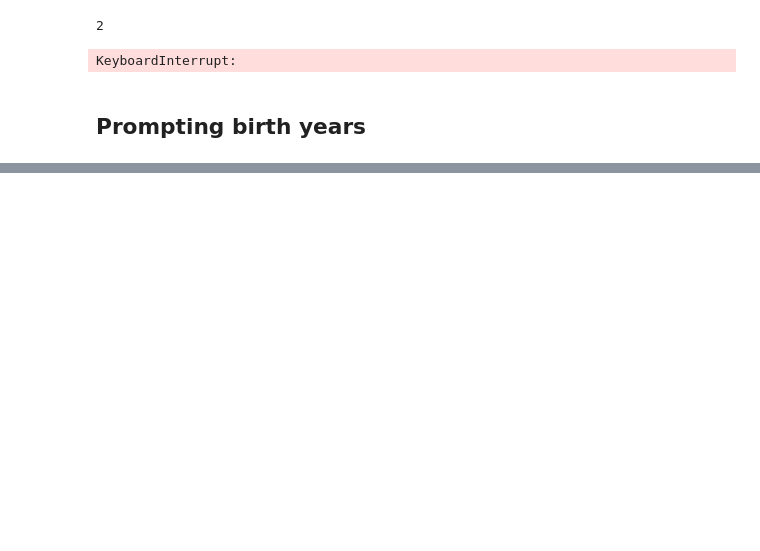
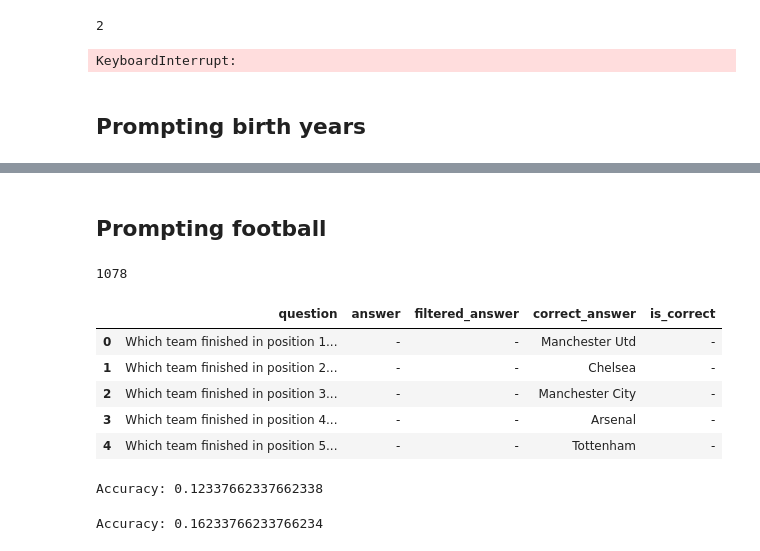
Before and after one commit to ivanvmoreno/correctness-model-internals, a Jupyter notebook: notebooks/llama3_prompting_arnau.ipynb, the cells around one changed output, grey strips where cells are left out. Saved outputs shown, nothing was run; the diff lists cells and outputs as text; code cells hidden in the pictures; blank space fills up the shorter version.

```diff
--- a/notebooks/llama3_prompting_arnau.ipynb
+++ b/notebooks/llama3_prompting_arnau.ipynb
@@ -116,0 +190,19 @@ for i in range(1000):
+# %% [markdown]
+## Prompting football
+# %%
+dataset_path = "../datasets/custom/football_leagues.csv"
+df_all = pd.read_csv(dataset_path)
+
+with open('../datasets/custom/football_leagues_dictionary.pkl', 'rb') as f:
+    team_name_mappings = pickle.load(f)
+
+print(len(df_all))
+df_all.head()
+# %% [output]
+1078
+|  | question | answer | filtered_answer | correct_answer | is_correct |
+| 0 | Which team finished in position 1... | - | - | Manchester Utd | - |
+| 1 | Which team finished in position 2... | - | - | Chelsea | - |
+| 2 | Which team finished in position 3... | - | - | Manchester City | - |
+| 3 | Which team finished in position 4... | - | - | Arsenal | - |
+| 4 | Which team finished in position 5... | - | - | Tottenham | - |
@@ -117,28 +226,30 @@ for i in range(1000):
 # %%
 answer_list, questions = [], []
 for index, row in tqdm(df.iterrows(), total=df.shape[0]):
-    if row['label'] == 1:
-        question = "End your answer with the sentence 'I finished'. Here are some examples of question that might help you. What year was Claudio Abbado born? 1933. I finished. What year was Lionel Messi born?. 1987. I finished. " + row["question"]
-        answer = ''
+    question = "I am going to ask you a question about football. End your sentence with <|eot_id|>. Here are some examples of questions that might help you. Which team finished in position 10 in the 2010-2011 Premier League? Sunderland.<|eot_id|> Which team finished in position 19 in the 2020-2021 La Liga? Valladolid.<|eot_id|> Which team finished in position 13 in the 2019-2020 Serie A? Udinese.<|eot_id|> " + row['question']
+    answer = ""
 
-        for i in range(1000):
-            token_decoded, token_id = generate(tokenizer, model, question)
-            if "I finished" in answer:
-                break
+    for i in range(1000):
+        token_decoded, token_id = generate(tokenizer, model, question)
 
-            question = question + token_decoded
-            answer = answer + token_decoded
+        question = question + token_decoded
+        answer = answer + token_decoded
 
-        answer_list.append(answer.strip())
-        questions.append(question)
-        #print(f"{question=}")
-    else:
-        answer_list.append(None)
-        questions.append(None)
+        if "<|eot_id|>" in answer:
+            break
+
+    answer_list.append(answer.strip())
+    questions.append(question)
 
 
 df['answer'] =  answer_list
-df['filtered_answer'] = df['answer'].str.slice(stop=-12)
-df['is_correct'] = df.apply(lambda row : row['filtered_answer'] in country_names[row['correct_country']], axis=1) #df['is_correct'] = (df['filtered_answer'] == df['correct_country'])
-print('Accuracy: ' + str(df['is_correct'].sum()/df['label'].sum()))
-df.to_csv("../../datasets/cities_expansions/cities_questions_augmented_2_labeled_" + str(j) + ".csv")
+df['filtered_answer'] = df['answer'].str.slice(stop=-11)
+df['is_correct'] = df.apply(lambda row : row['filtered_answer'] in team_name_mappings[row['correct_answer']], axis=1) #df['is_correct'] = (df['filtered_answer'] == df['correct_country'])
+print('Accuracy: ' + str(df['is_correct'].sum()/len(df)))
+# %% [output]
+Accuracy: 0.12337662337662338
+# %%
+df['is_correct'] = df.apply(lambda row : row['filtered_answer'] in team_name_mappings[row['correct_answer']], axis=1) #df['is_correct'] = (df['filtered_answer'] == df['correct_country'])
+print('Accuracy: ' + str(df['is_correct'].sum()/len(df)))
+# %% [output]
+Accuracy: 0.16233766233766234
```
Also changed, not shown: parts of 14 cells of this notebook, 5 other files.
